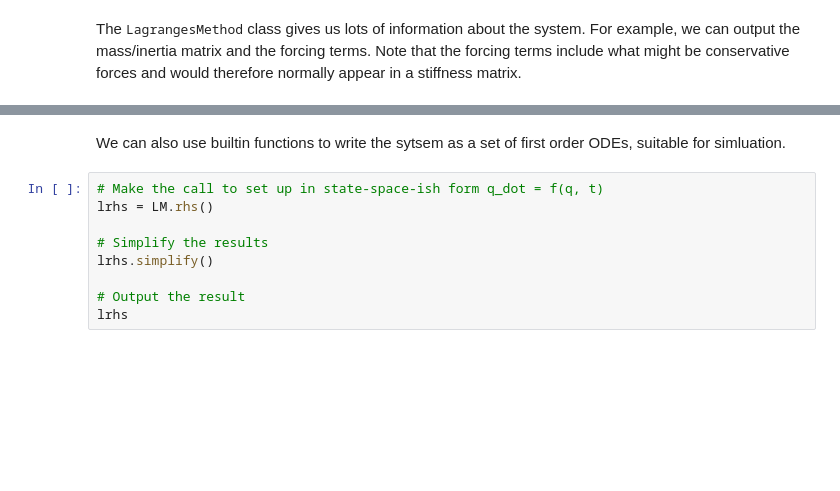
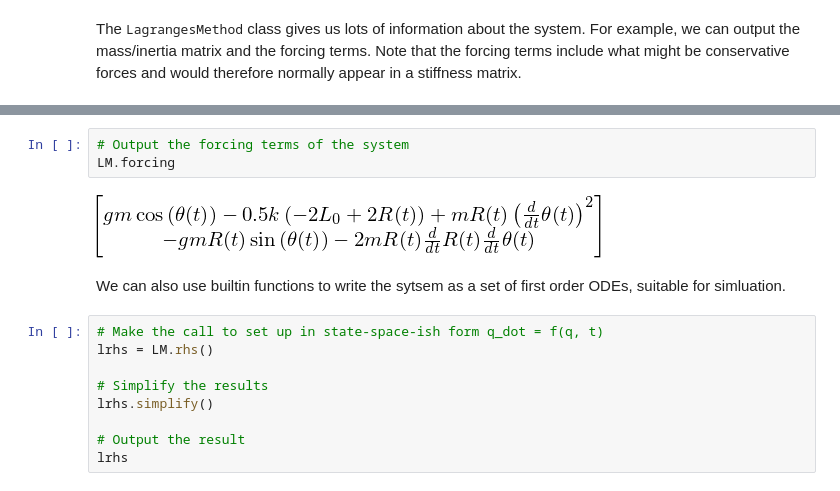
Before and after one commit to DocVaughan/MCHE513---Intermediate-Dynamics, a Jupyter notebook: Spring Pendulum with SymPy.ipynb, the cells around one changed output, grey strips where cells are left out. Cells and saved outputs as stored; diff of their text form; blank space fills up the shorter version.

```diff
--- a/Spring Pendulum with SymPy.ipynb
+++ b/Spring Pendulum with SymPy.ipynb
@@ -75,3 +80,8 @@ The <tt>LagrangesMethod</tt> class gives us lots of information about the system
+# %%
+# Output the forcing terms of the system
+LM.forcing
+# %% [output]
+[figure, added]
 # %% [markdown]
 We can also use builtin functions to write the sytsem as a set of first order ODEs, suitable for simluation.
 # %%
```
Also changed, not shown: parts of 8 cells of this notebook.
